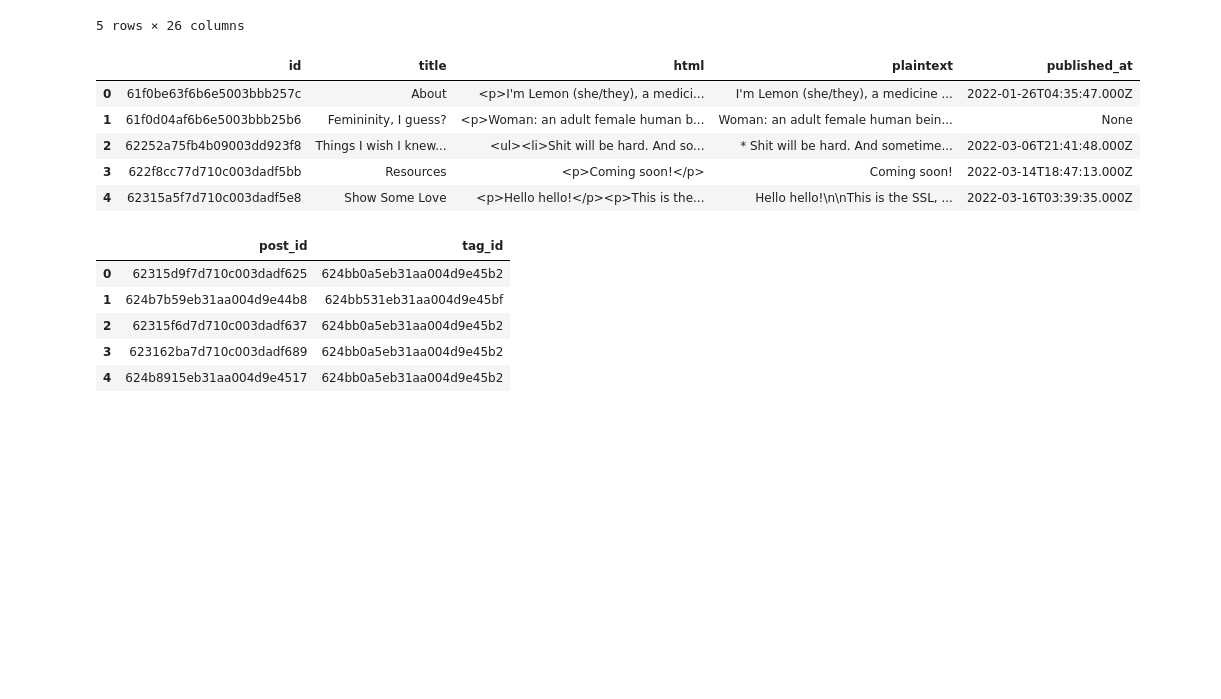
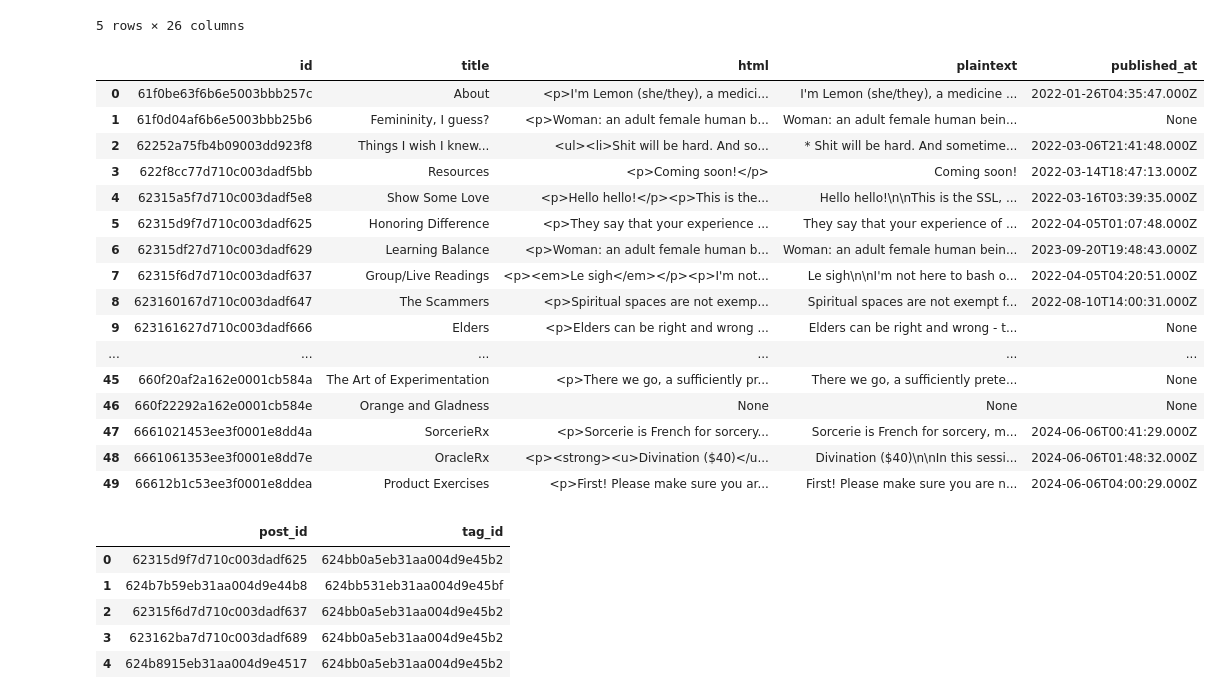
Before and after one commit to AntiquatedLemon/DataPortfolio, a Jupyter notebook: NLP/Text Processing/Processing Ghost Website DataDump.ipynb, the cells around one changed output. Cells and saved outputs as stored; diff of their text form; code cells hidden in the pictures; blank space fills up the shorter version.

```diff
--- a/NLP/Text Processing/Processing Ghost Website DataDump.ipynb
+++ b/NLP/Text Processing/Processing Ghost Website DataDump.ipynb
@@ -5,7 +5,7 @@ import os
 import pandas as pd
 from bs4 import BeautifulSoup
 #get the file cracked open
-with open(r'ghostWebsiteData.json', 'r', encoding='utf-8') as file:
+with open(r'C:\Users\monae\Downloads\from-the-lemon-trees.ghost.2025-01-24-21-57-30.json', 'r', encoding='utf-8') as file:
     data = json.load(file)
 # %% [markdown]
 Issues: I need to go through a lot
@@ -81,14 +81,25 @@ postDetailsDf.head()
 5 rows × 26 columns
 # %%
 postDetailsDf.drop(postDetailsDf.columns.difference(['id', 'title', 'published_at', 'html', 'plaintext']), axis=1, inplace=True)
-postDetailsDf.head()
+postDetailsDf
 # %% [output]
 |  | id | title | html | plaintext | published_at |
 | 0 | 61f0be63f6b6e5003bbb257c | About | <p>I'm Lemon (she/they), a medici... | I'm Lemon (she/they), a medicine ... | 2022-01-26T04:35:47.000Z |
 | 1 | 61f0d04af6b6e5003bbb25b6 | Femininity, I guess? | <p>Woman: an adult female human b... | Woman: an adult female human bein... | None |
 | 2 | 62252a75fb4b09003dd923f8 | Things I wish I knew... | <ul><li>Shit will be hard. And so... | * Shit will be hard. And sometime... | 2022-03-06T21:41:48.000Z |
 | 3 | 622f8cc77d710c003dadf5bb | Resources | <p>Coming soon!</p> | Coming soon! | 2022-03-14T18:47:13.000Z |
 | 4 | 62315a5f7d710c003dadf5e8 | Show Some Love | <p>Hello hello!</p><p>This is the... | Hello hello!\n\nThis is the SSL, ... | 2022-03-16T03:39:35.000Z |
+| 5 | 62315d9f7d710c003dadf625 | Honoring Difference | <p>They say that your experience ... | They say that your experience of ... | 2022-04-05T01:07:48.000Z |
+| 6 | 62315df27d710c003dadf629 | Learning Balance | <p>Woman: an adult female human b... | Woman: an adult female human bein... | 2023-09-20T19:48:43.000Z |
+| 7 | 62315f6d7d710c003dadf637 | Group/Live Readings | <p><em>Le sigh</em></p><p>I'm not... | Le sigh\n\nI'm not here to bash o... | 2022-04-05T04:20:51.000Z |
+| 8 | 623160167d710c003dadf647 | The Scammers | <p>Spiritual spaces are not exemp... | Spiritual spaces are not exempt f... | 2022-08-10T14:00:31.000Z |
+| 9 | 623161627d710c003dadf666 | Elders | <p>Elders can be right and wrong ... | Elders can be right and wrong - t... | None |
+| ... | ... | ... | ... | ... | ... |
+| 45 | 660f20af2a162e0001cb584a | The Art of Experimentation | <p>There we go, a sufficiently pr... | There we go, a sufficiently prete... | None |
+| 46 | 660f22292a162e0001cb584e | Orange and Gladness | None | None | None |
+| 47 | 6661021453ee3f0001e8dd4a | SorcerieRx | <p>Sorcerie is French for sorcery... | Sorcerie is French for sorcery, m... | 2024-06-06T00:41:29.000Z |
+| 48 | 6661061353ee3f0001e8dd7e | OracleRx | <p><strong><u>Divination ($40)</u... | Divination ($40)\n\nIn this sessi... | 2024-06-06T01:48:32.000Z |
+| 49 | 66612b1c53ee3f0001e8ddea | Product Exercises | <p>First! Please make sure you ar... | First! Please make sure you are n... | 2024-06-06T04:00:29.000Z |
 # %%
 #make sure I have the correct rows to break out from the greater frame
 bigFrame.iloc[[10,19]]
```
Also changed, not shown: parts of 6 cells of this notebook, 3 other files.
